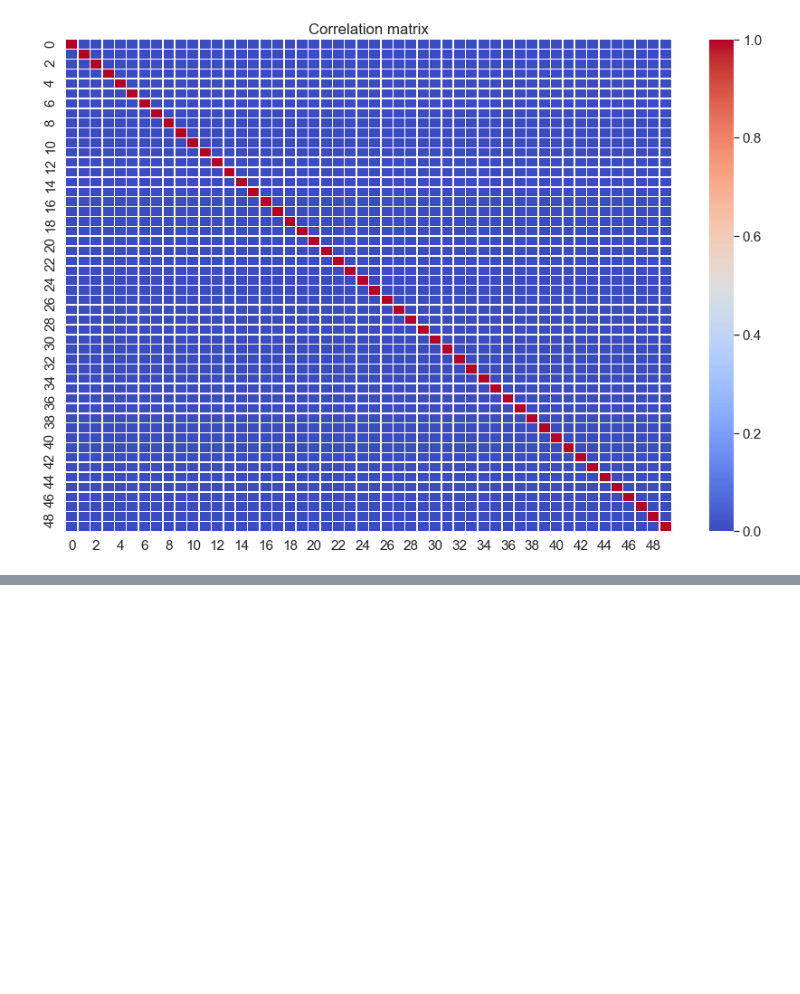
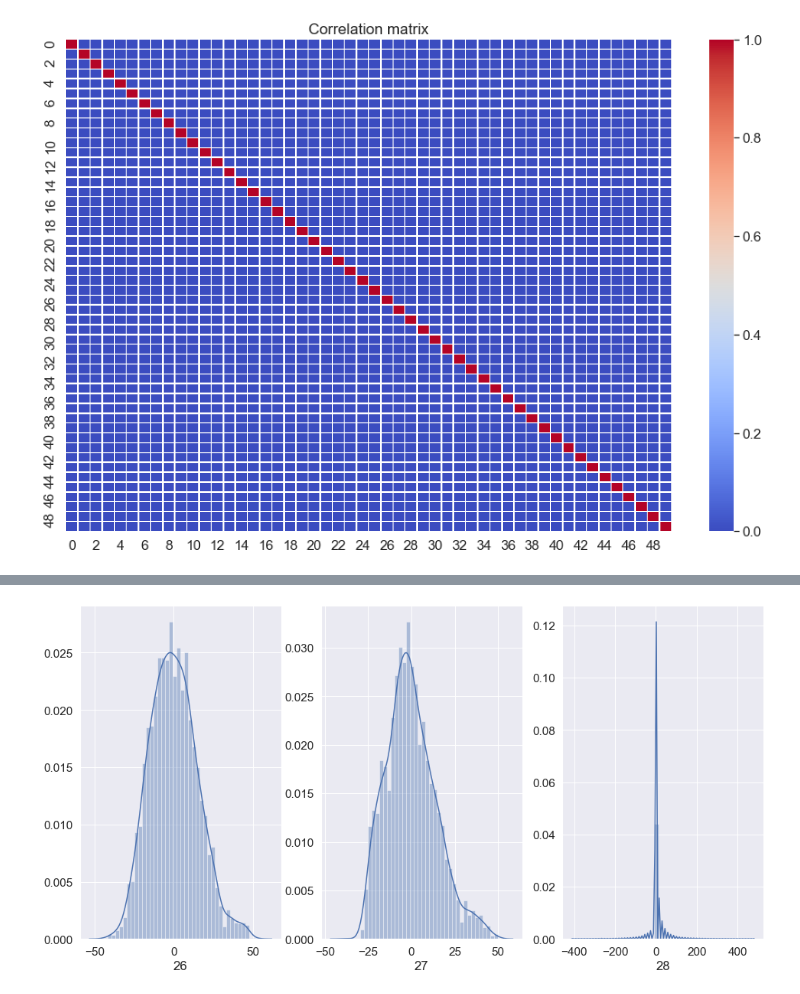
Before and after one commit to stureiko/GeekBrains, a Jupyter notebook: MatStat/Course_project/Course_project.ipynb, the cells around one changed output, grey strips where cells are left out. Saved outputs shown, nothing was run; the diff lists cells and outputs as text; code cells hidden in the pictures; blank space fills up the shorter version.

```diff
--- a/MatStat/Course_project/Course_project.ipynb
+++ b/MatStat/Course_project/Course_project.ipynb
@@ -143,0 +139,15 @@ print(n_comp, nums)
+# %%
+plt.figure(figsize = (16, 8))
+
+plt.subplot(131)
+sns.distplot(df_num_features[26], bins=40)
+
+plt.subplot(132)
+sns.distplot(df_num_features[27], bins=40)
+
+plt.subplot(133)
+sns.distplot(df_num_features[28], bins=40)
+
+plt.show()
+# %% [output]
+[figure, added]
```
Also changed, not shown: parts of 22 cells of this notebook.
